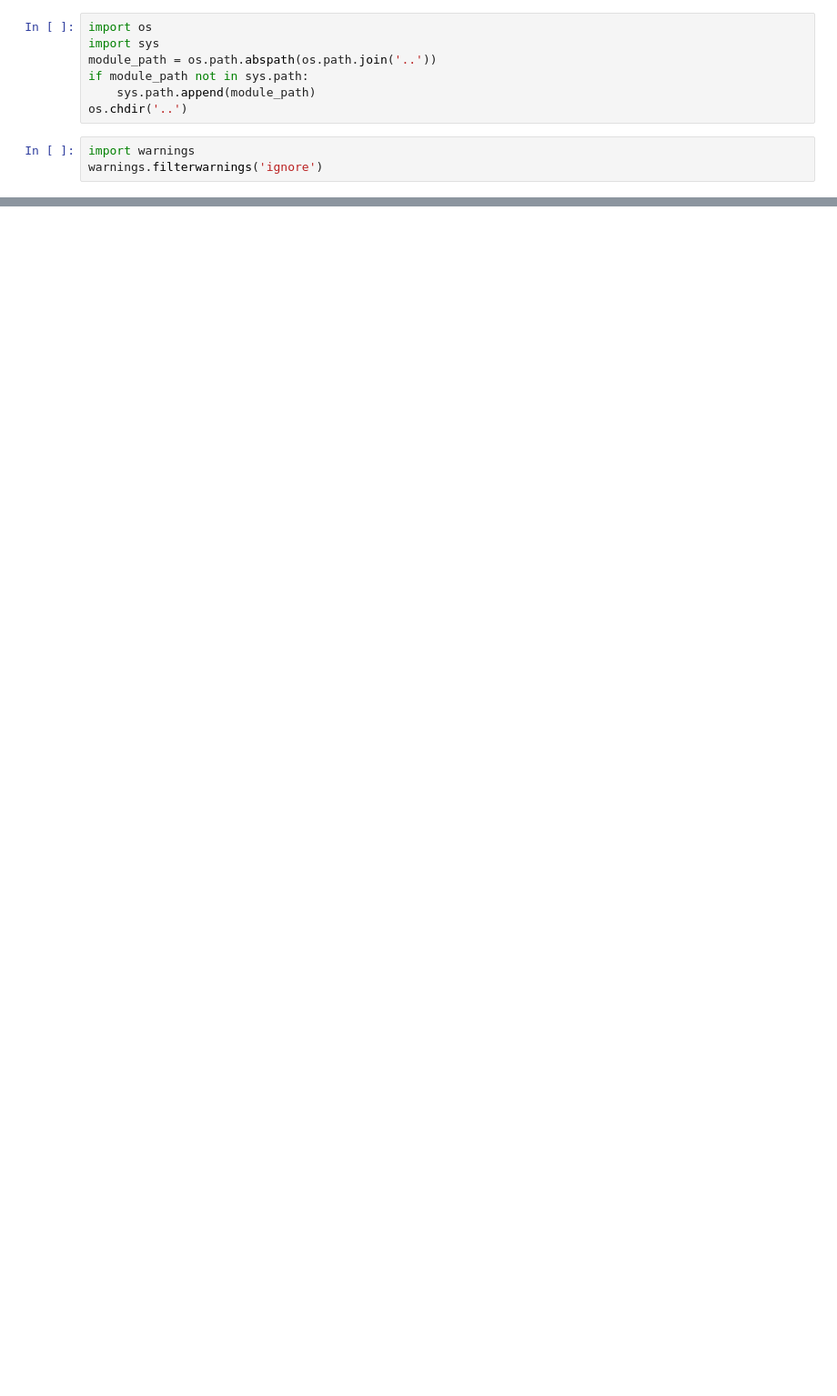
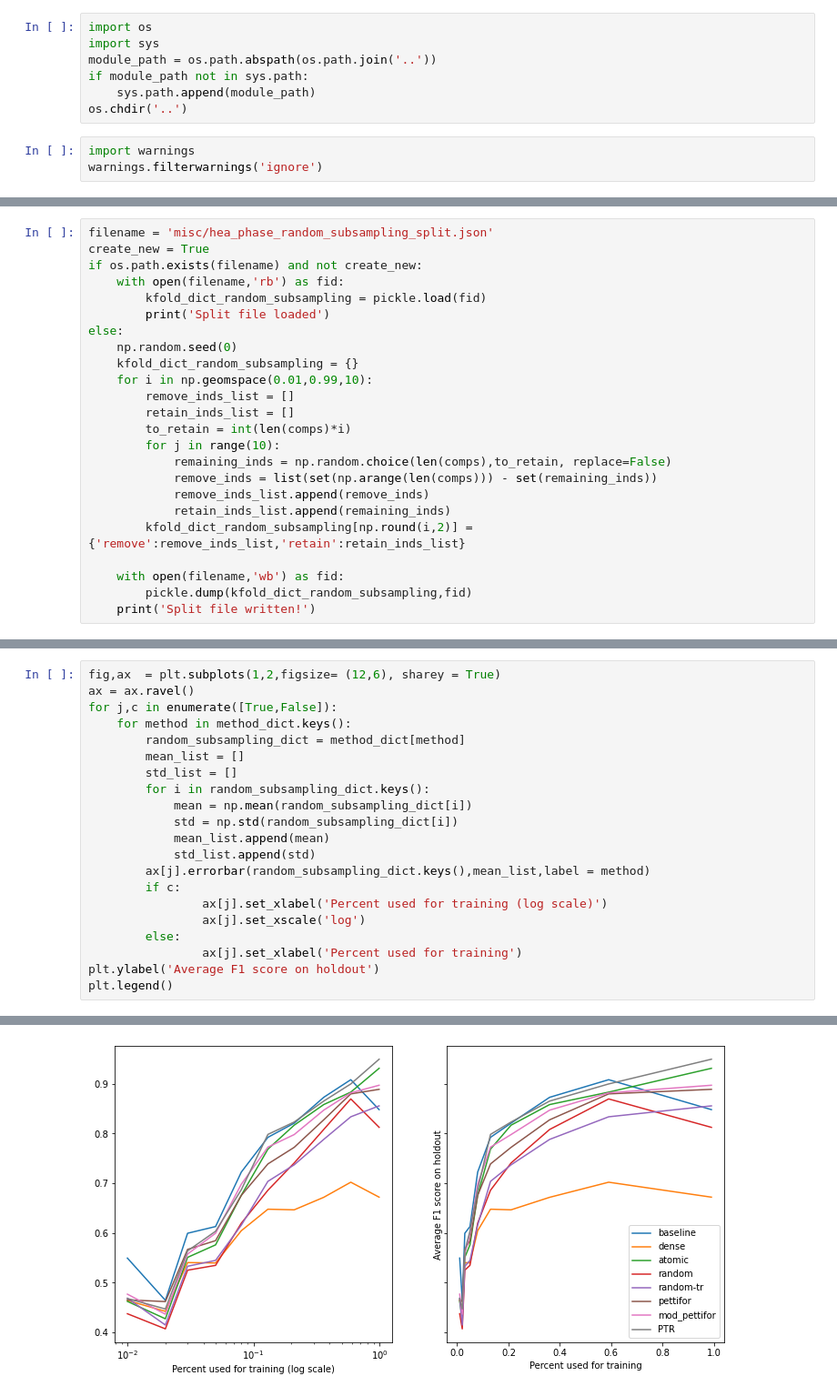
Before and after one commit to dovahkiin0022/representations, a Jupyter notebook: notebooks/2b_generalizability_phase.ipynb, the cells around one changed output, grey strips where cells are left out. Shown: that part at 91% size. Saved outputs shown, nothing was run; the diff lists cells and outputs as text; blank space fills up the shorter version.

```diff
--- a/notebooks/2b_generalizability_phase.ipynb
+++ b/notebooks/2b_generalizability_phase.ipynb
@@ -39,0 +40,24 @@ with open('misc/pca_components.pkl','rb') as fid:
+# %%
+filename = 'misc/hea_phase_random_subsampling_split.json'
+create_new = True
+if os.path.exists(filename) and not create_new:
+    with open(filename,'rb') as fid:
+        kfold_dict_random_subsampling = pickle.load(fid)
+        print('Split file loaded')
+else:
+    np.random.seed(0)
+    kfold_dict_random_subsampling = {}
+    for i in np.geomspace(0.01,0.99,10):
+        remove_inds_list = []
+        retain_inds_list = []
+        to_retain = int(len(comps)*i)
+        for j in range(10):
+            remaining_inds = np.random.choice(len(comps),to_retain, replace=False)
+            remove_inds = list(set(np.arange(len(comps))) - set(remaining_inds))
+            remove_inds_list.append(remove_inds)
+            retain_inds_list.append(remaining_inds)
+        kfold_dict_random_subsampling[np.round(i,2)] = {'remove':remove_inds_list,'retain':retain_inds_list}
+
+    with open(filename,'wb') as fid:
+        pickle.dump(kfold_dict_random_subsampling,fid)
+    print('Split file written!')
@@ -39,0 +122,22 @@ with open('misc/pca_components.pkl','rb') as fid:
+# %%
+fig,ax  = plt.subplots(1,2,figsize= (12,6), sharey = True)
+ax = ax.ravel()
+for j,c in enumerate([True,False]):
+    for method in method_dict.keys():
+        random_subsampling_dict = method_dict[method]
+        mean_list = []
+        std_list = []
+        for i in random_subsampling_dict.keys():
+            mean = np.mean(random_subsampling_dict[i])
+            std = np.std(random_subsampling_dict[i])
+            mean_list.append(mean)
+            std_list.append(std)
+        ax[j].errorbar(random_subsampling_dict.keys(),mean_list,label = method)
+        if c:
+                ax[j].set_xlabel('Percent used for training (log scale)')
+                ax[j].set_xscale('log')
+        else:
+                ax[j].set_xlabel('Percent used for training')
+plt.ylabel('Average F1 score on holdout')
+plt.legend()
+# %% [output]
@@ -39,0 +145 @@ with open('misc/pca_components.pkl','rb') as fid:
+[figure, added]
```
Also changed, not shown: parts of 34 cells of this notebook, 12 other files.
